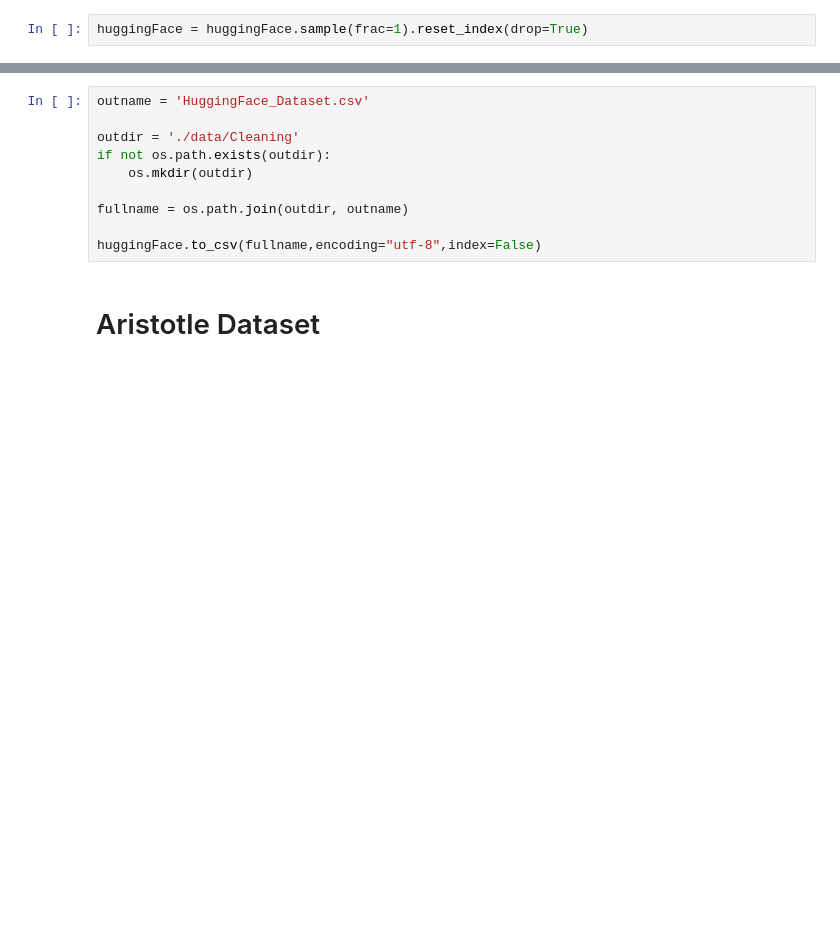
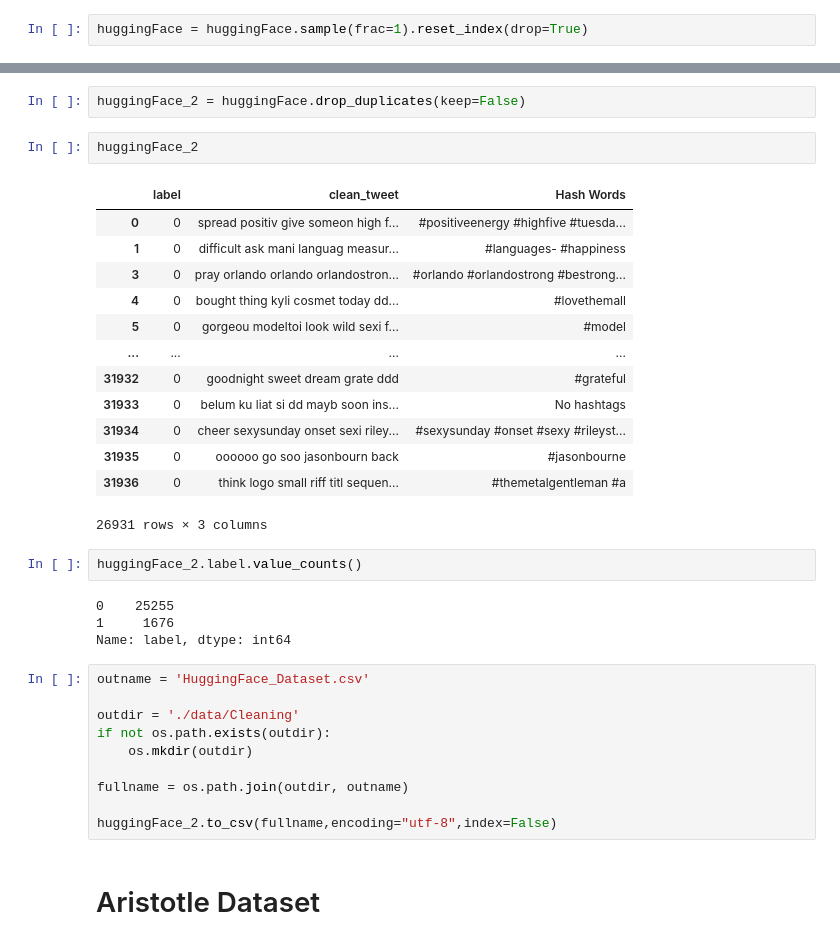
Before and after one commit to XiaohanSun01/Hate_Speech_Detection, a Jupyter notebook: Data_Collection_and_Cleaning.ipynb, the cells around one changed output, grey strips where cells are left out. Cells and saved outputs as stored; diff of their text form; blank space fills up the shorter version.

Commit message:
Edit the dataset, visualizations, and models

```diff
--- a/Data_Collection_and_Cleaning.ipynb
+++ b/Data_Collection_and_Cleaning.ipynb
@@ -396,3 +443,27 @@ huggingFace = huggingFace.sample(frac=1).reset_index(drop=True)
+# %%
+huggingFace_2 = huggingFace.drop_duplicates(keep=False)
+# %%
+huggingFace_2
+# %% [output]
+|  | label | clean_tweet | Hash Words |
+| 0 | 0 | spread positiv give someon high f... | #positiveenergy #highfive #tuesda... |
+| 1 | 0 | difficult ask mani languag measur... | #languages- #happiness |
+| 3 | 0 | pray orlando orlando orlandostron... | #orlando #orlandostrong #bestrong... |
+| 4 | 0 | bought thing kyli cosmet today dd... | #lovethemall |
+| 5 | 0 | gorgeou modeltoi look wild sexi f... | #model |
+| ... | ... | ... | ... |
+| 31932 | 0 | goodnight sweet dream grate ddd | #grateful |
+| 31933 | 0 | belum ku liat si dd mayb soon ins... | No hashtags |
+| 31934 | 0 | cheer sexysunday onset sexi riley... | #sexysunday #onset #sexy #rileyst... |
+| 31935 | 0 | oooooo go soo jasonbourn back | #jasonbourne |
+| 31936 | 0 | think logo small riff titl sequen... | #themetalgentleman #a |
+26931 rows × 3 columns
+# %%
+huggingFace_2.label.value_counts()
+# %% [output]
+0    25255
+1     1676
+Name: label, dtype: int64
 # %%
 outname = 'HuggingFace_Dataset.csv'
 
@@ -402,7 +473,7 @@ if not os.path.exists(outdir):
 
 fullname = os.path.join(outdir, outname)
 
-huggingFace.to_csv(fullname,encoding="utf-8",index=False)
+huggingFace_2.to_csv(fullname,encoding="utf-8",index=False)
 # %% [markdown]
 # Aristotle Dataset
 # %%
```
Also changed, not shown: parts of 25 cells of this notebook, 9 other files.
